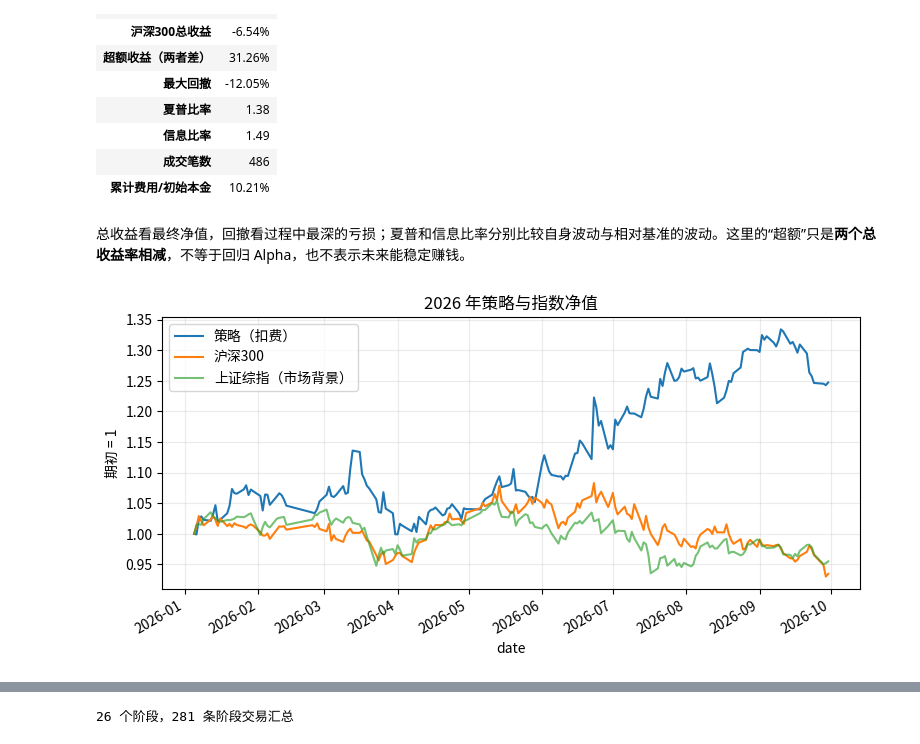
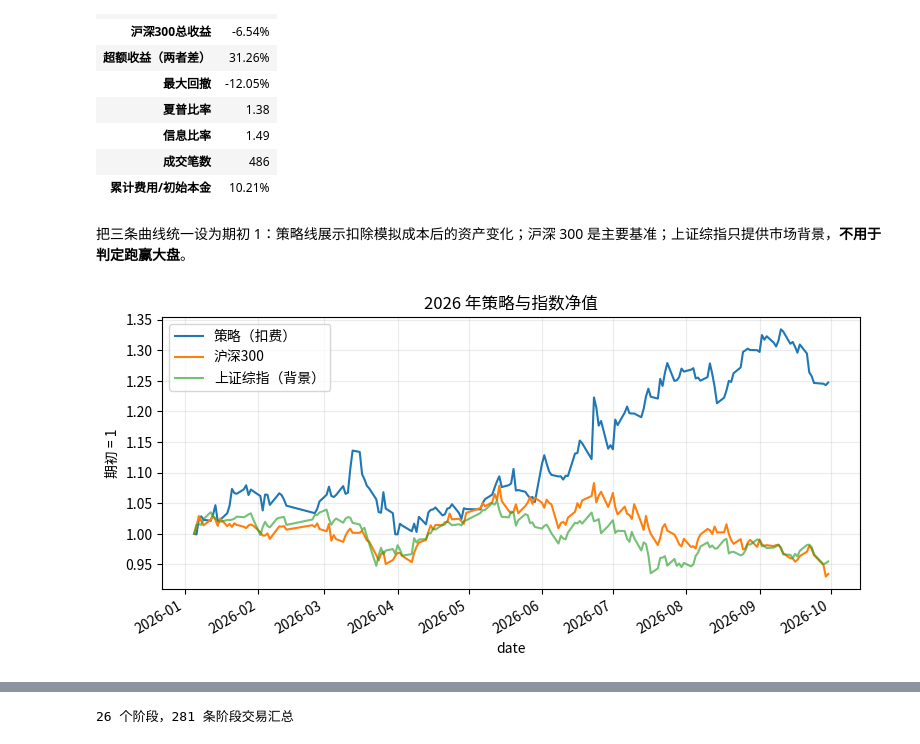
Before and after one commit to ZhengrongYue/MiniQuant, a Jupyter notebook: simple_framework.ipynb, the cells around one changed output, grey strips where cells are left out. Drawn from its saved outputs; the diff is of its cells as text; code cells hidden in the pictures.

```diff
--- a/simple_framework.ipynb
+++ b/simple_framework.ipynb
@@ -92,15 +145,15 @@ assert m['总收益率'] > 0 and m['总收益率'] > m['基准总收益率']
 | 信息比率 | 1.49 |
 | 成交笔数 | 486 |
 | 累计费用/初始本金 | 10.21% |
-# %% [markdown]
-总收益看最终净值，回撤看过程中最深的亏损；夏普和信息比率分别比较自身波动与相对基准的波动。这里的“超额”只是**两个总收益率相减**，不等于回归 Alpha，也不表示未来能稳定赚钱。
+# %% [markdown]
+把三条曲线统一设为期初 1：策略线展示扣除模拟成本后的资产变化；沪深 300 是主要基准；上证综指只提供市场背景，**不用于判定跑赢大盘**。
 # %%
 shanghai = load_market_context().set_index('date')['close'].reindex(nav.index)
 shanghai = shanghai / shanghai.iloc[0]
 ax = nav[['nav', 'benchmark_nav']].rename(columns={
     'nav': '策略（扣费）', 'benchmark_nav': '沪深300'}).plot(figsize=(9, 4))
-shanghai.plot(ax=ax, label='上证综指（市场背景）', alpha=.65)
+shanghai.plot(ax=ax, label='上证综指（背景）', alpha=.65)
 ax.set(ylabel='期初 = 1', title='2026 年策略与指数净值')
 ax.grid(alpha=.25); ax.legend(); plt.show()
 # %% [output]
-[figure, old version]
+[figure, new version]
```
Also changed, not shown: parts of 20 cells of this notebook.
